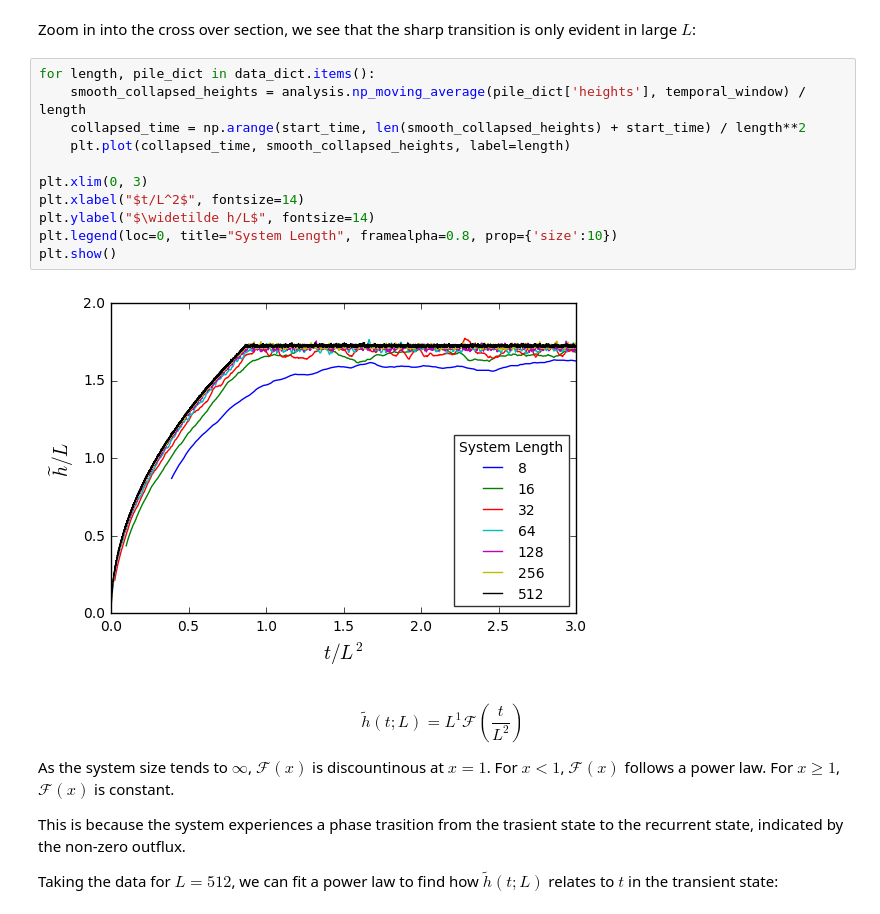
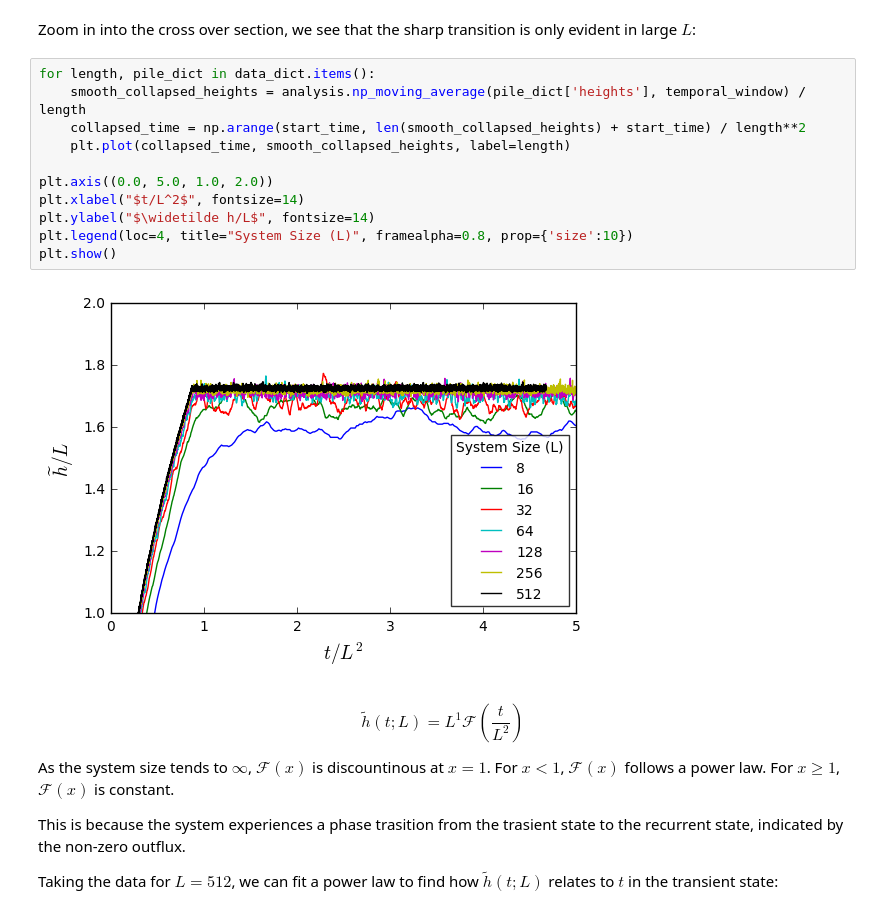
Before and after one commit to zackeymon/Oslo-Model, a Jupyter notebook: Oslo Model.ipynb, the cells around one changed output. Cells and saved outputs as stored; diff of their text form.

```diff
--- a/Oslo Model.ipynb
+++ b/Oslo Model.ipynb
@@ -231,16 +231,16 @@ Zoom in into the cross over section, we see that the sharp transition is only ev
 # %%
 for length, pile_dict in data_dict.items():
     smooth_collapsed_heights = analysis.np_moving_average(pile_dict['heights'], temporal_window) / length
     collapsed_time = np.arange(start_time, len(smooth_collapsed_heights) + start_time) / length**2
     plt.plot(collapsed_time, smooth_collapsed_heights, label=length)
 
-plt.xlim(0, 3)
+plt.axis((0.0, 5.0, 1.0, 2.0))
 plt.xlabel("$t/L^2$", fontsize=14)
 plt.ylabel("$\widetilde h/L$", fontsize=14)
-plt.legend(loc=0, title="System Length", framealpha=0.8, prop={'size':10})
+plt.legend(loc=4, title="System Size (L)", framealpha=0.8, prop={'size':10})
 plt.show()
 # %% [output]
-[figure, old version]
+[figure, new version]
 # %% [markdown]
 $$\widetilde h\left(t; L\right) = L^{1}\mathcal{F}\left(\frac{t}{L^2}\right)$$
 
```
Also changed, not shown: parts of 27 cells of this notebook, 1 other file.
